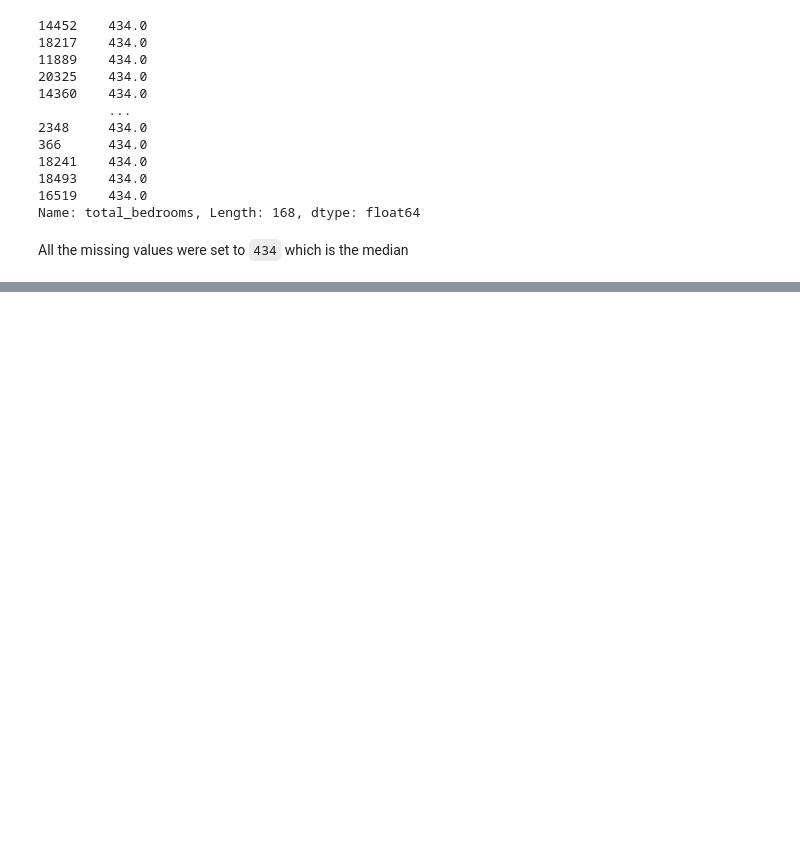
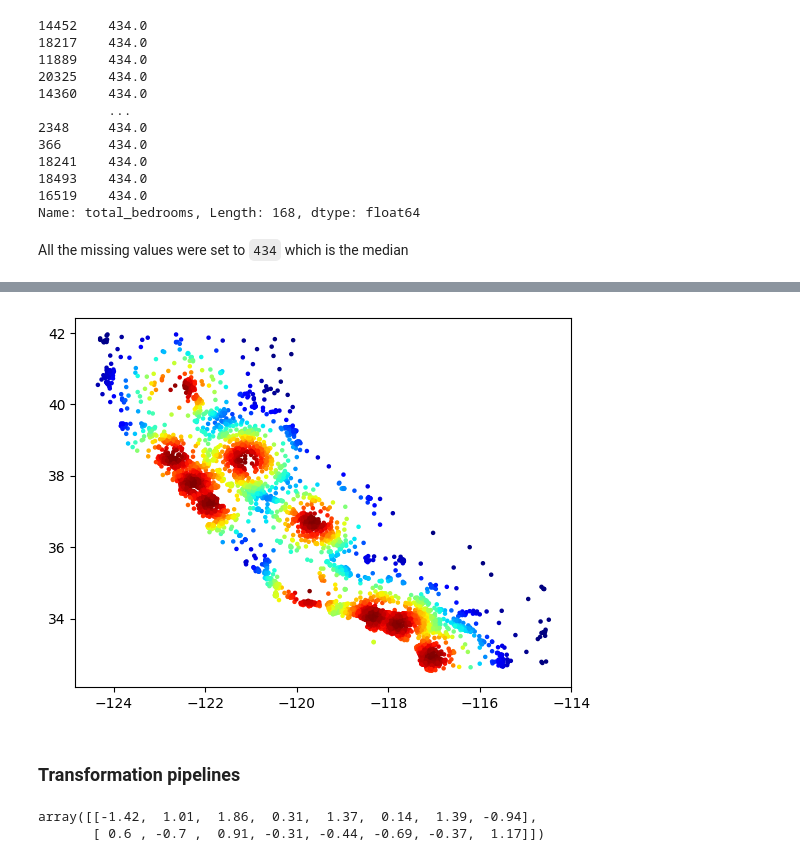
Before and after one commit to artilugio0/ml-house-pricing-linear-regression, a Jupyter notebook: house pricing.ipynb, the cells around one changed output, grey strips where cells are left out. Drawn from its saved outputs; the diff is of its cells as text; code cells hidden in the pictures; blank space fills up the shorter version.

```diff
--- a/house pricing.ipynb
+++ b/house pricing.ipynb
@@ -460,0 +688,10 @@ All the missing values were set to `434` which is the median
+# %%
+from sklearn.compose import TransformedTargetRegressor
+
+model = TransformedTargetRegressor(LinearRegression(),
+                                   transformer=StandardScaler())
+
+model.fit(housing[['median_income']], housing_labels)
+predictions = model.predict(some_new_data)
+
+predictions
@@ -460,0 +742,26 @@ All the missing values were set to `434` which is the median
+# %%
+from sklearn.cluster import KMeans
+
+class ClusterSimilarity(BaseEstimator, TransformerMixin):
+    def __init__(self, n_clusters=10, gamma=1.0, random_state=None):
+        self.n_clusters = n_clusters
+        self.gamma = gamma
+        self.random_state = random_state
+
+    def fit(self, X, y=None, sample_weight=None):
+        self.kmeans_ = KMeans(self.n_clusters, random_state=self.random_state)
+        self.kmeans_.fit(X, sample_weight=sample_weight)
+        return self
+
+    def transform(self, X):
+        return rbf_kernel(X, self.kmeans_.cluster_centers_, gamma=self.gamma)
+
+    def get_feature_names_out(self, names=None):
+        return [f'Cluster {i} similarity' for i in range(self.n_clusters)]
+
+
+cluster_simil = ClusterSimilarity(n_clusters=10, gamma=1, random_state=42)
+similarities = cluster_simil.fit_transform(housing[['latitude', 'longitude']],
+                                           sample_weight=housing_labels)
+
+similarities[:3].round(2)
@@ -460,0 +785,24 @@ All the missing values were set to `434` which is the median
+# %%
+plt.scatter(housing['longitude'], housing['latitude'], s=5, c=similarities.max(axis=1), cmap='jet')
+
+plt.show()
+# %% [output]
+[figure, added]
+# %% [markdown]
+### Transformation pipelines
+# %%
+from sklearn.pipeline import Pipeline, make_pipeline
+
+num_pipeline = Pipeline([
+    ('impute', SimpleImputer(strategy='median')),
+    ('standarize', StandardScaler()),
+])
+
+# the same without naming each transformer
+num_pipeline = make_pipeline(SimpleImputer(strategy='median'), StandardScaler())
+
+housing_num_prepared = num_pipeline.fit_transform(housing_num)
+housing_num_prepared[:2].round(2)
+# %% [output]
+array([[-1.42,  1.01,  1.86,  0.31,  1.37,  0.14,  1.39, -0.94],
+       [ 0.6 , -0.7 ,  0.91, -0.31, -0.44, -0.69, -0.37,  1.17]])
```
Also changed, not shown: parts of 78 cells of this notebook.
